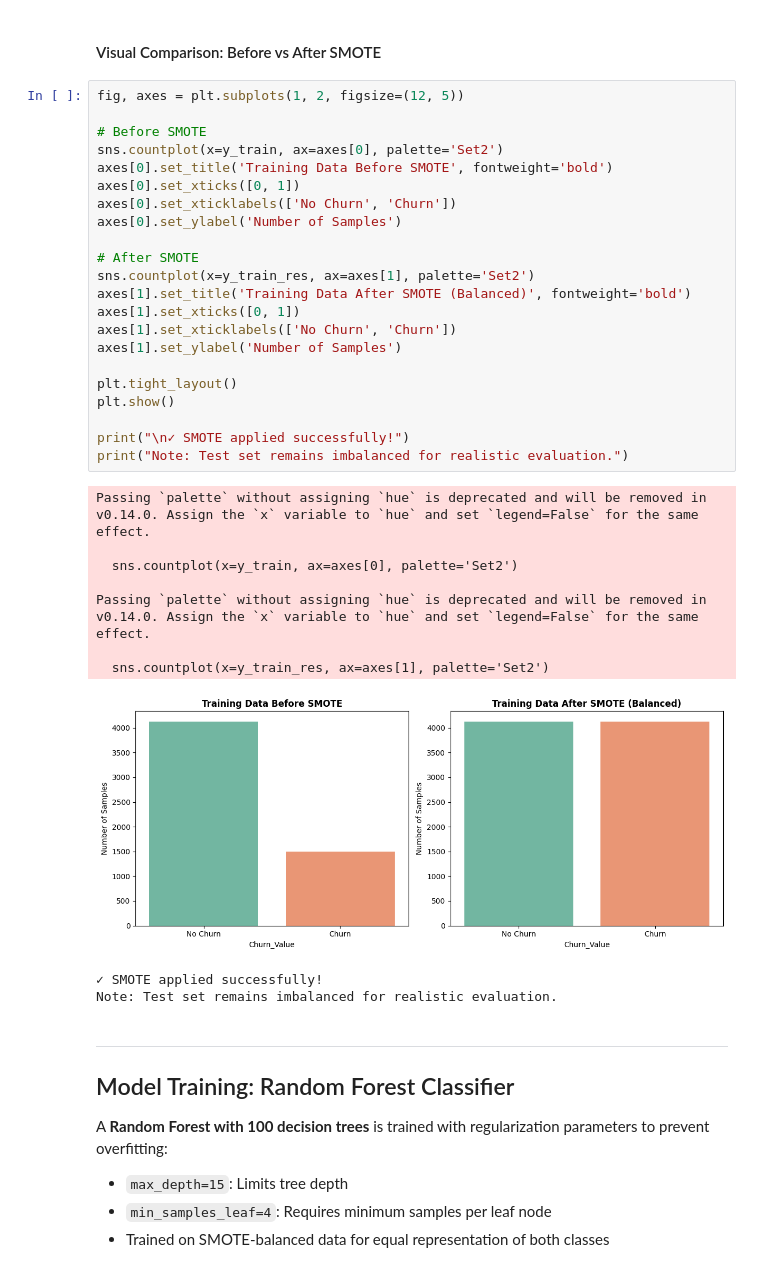
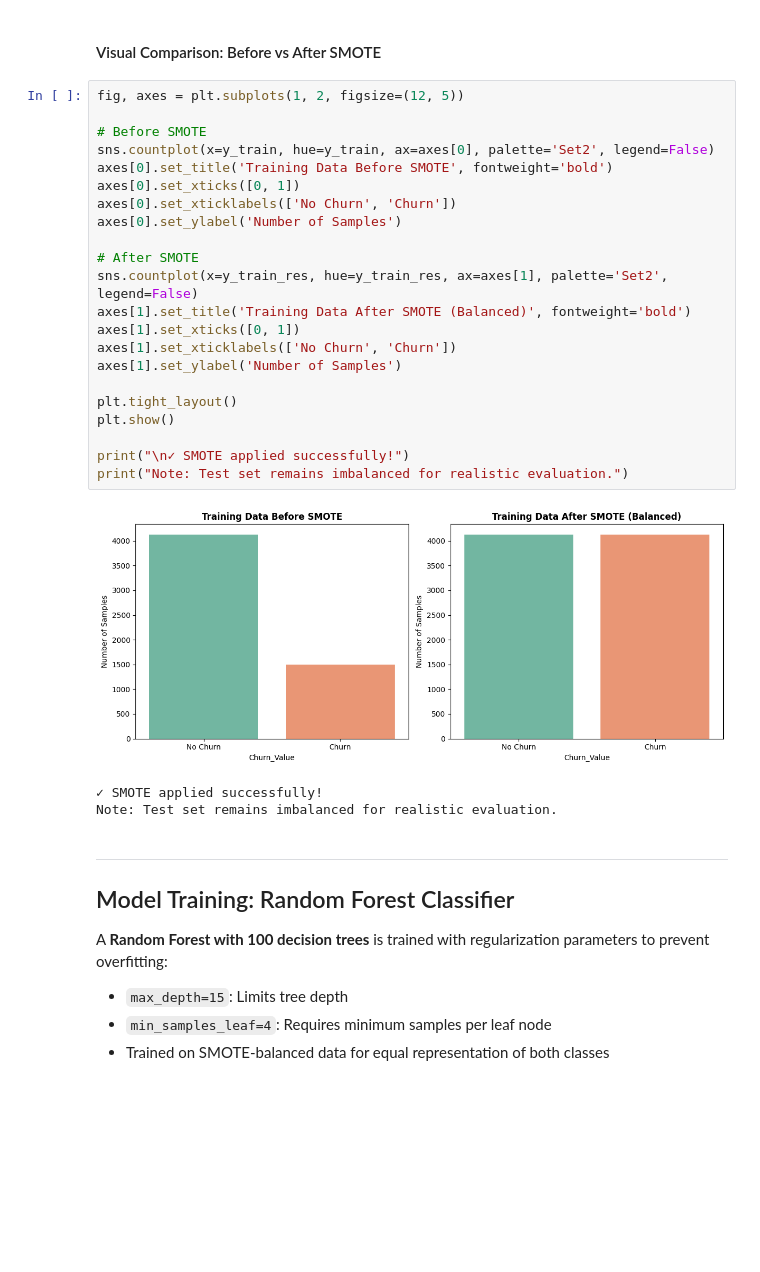
Before and after one commit to Lenmini-Illangakoon/telecom-customer-churn-prediction, a Jupyter notebook: telecom_churn_prediction.ipynb, the cells around one changed output. Saved outputs shown, nothing was run; the diff lists cells and outputs as text; blank space fills up the shorter version.

```diff
--- a/telecom_churn_prediction.ipynb
+++ b/telecom_churn_prediction.ipynb
@@ -396,36 +393,29 @@ Training set size increased by: 2,635 synthetic samples  (+46.8%)
 # %%
 fig, axes = plt.subplots(1, 2, figsize=(12, 5))
 
 # Before SMOTE
-sns.countplot(x=y_train, ax=axes[0], palette='Set2')
+sns.countplot(x=y_train, hue=y_train, ax=axes[0], palette='Set2', legend=False)
 axes[0].set_title('Training Data Before SMOTE', fontweight='bold')
 axes[0].set_xticks([0, 1])
 axes[0].set_xticklabels(['No Churn', 'Churn'])
 axes[0].set_ylabel('Number of Samples')
 
 # After SMOTE
-sns.countplot(x=y_train_res, ax=axes[1], palette='Set2')
+sns.countplot(x=y_train_res, hue=y_train_res, ax=axes[1], palette='Set2', legend=False)
 axes[1].set_title('Training Data After SMOTE (Balanced)', fontweight='bold')
 axes[1].set_xticks([0, 1])
 axes[1].set_xticklabels(['No Churn', 'Churn'])
 axes[1].set_ylabel('Number of Samples')
 
 plt.tight_layout()
 plt.show()
 
 print("\n✓ SMOTE applied successfully!")
 print("Note: Test set remains imbalanced for realistic evaluation.")
 # %% [output]
+[figure]
-Passing `palette` without assigning `hue` is deprecated and will be removed in v0.14.0. Assign the `x` variable to `hue` and set `legend=False` for the same effect.
-
-  sns.countplot(x=y_train, ax=axes[0], palette='Set2')
-
-Passing `palette` without assigning `hue` is deprecated and will be removed in v0.14.0. Assign the `x` variable to `hue` and set `legend=False` for the same effect.
-
-  sns.countplot(x=y_train_res, ax=axes[1], palette='Set2')
+✓ SMOTE applied successfully!
+Note: Test set remains imbalanced for realistic evaluation.
-[figure]
-✓ SMOTE applied successfully!
-Note: Test set remains imbalanced for realistic evaluation.
 # %% [markdown]
 ---
 
```
Also changed, not shown: parts of 4 cells of this notebook, 1 other file.
